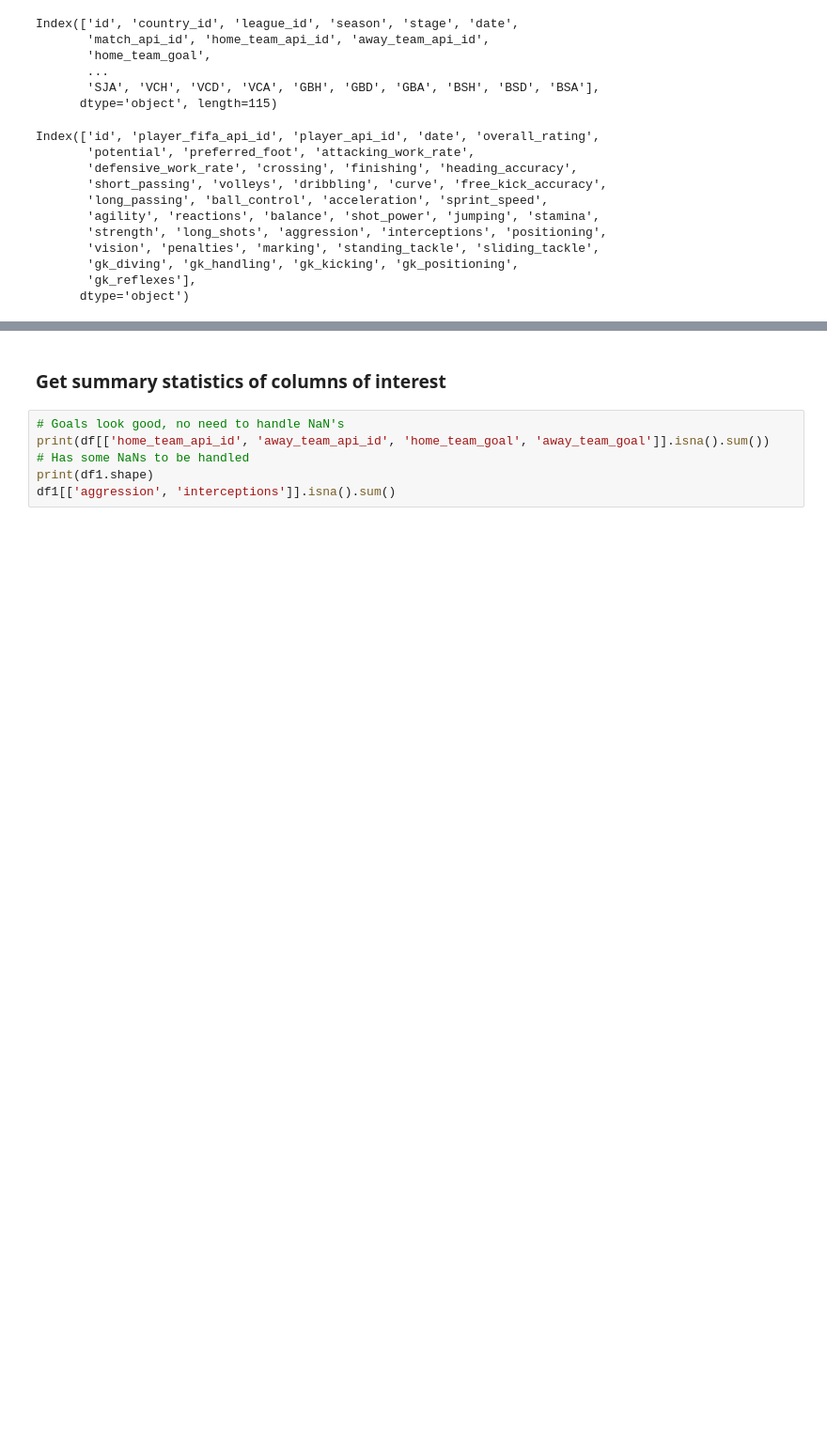
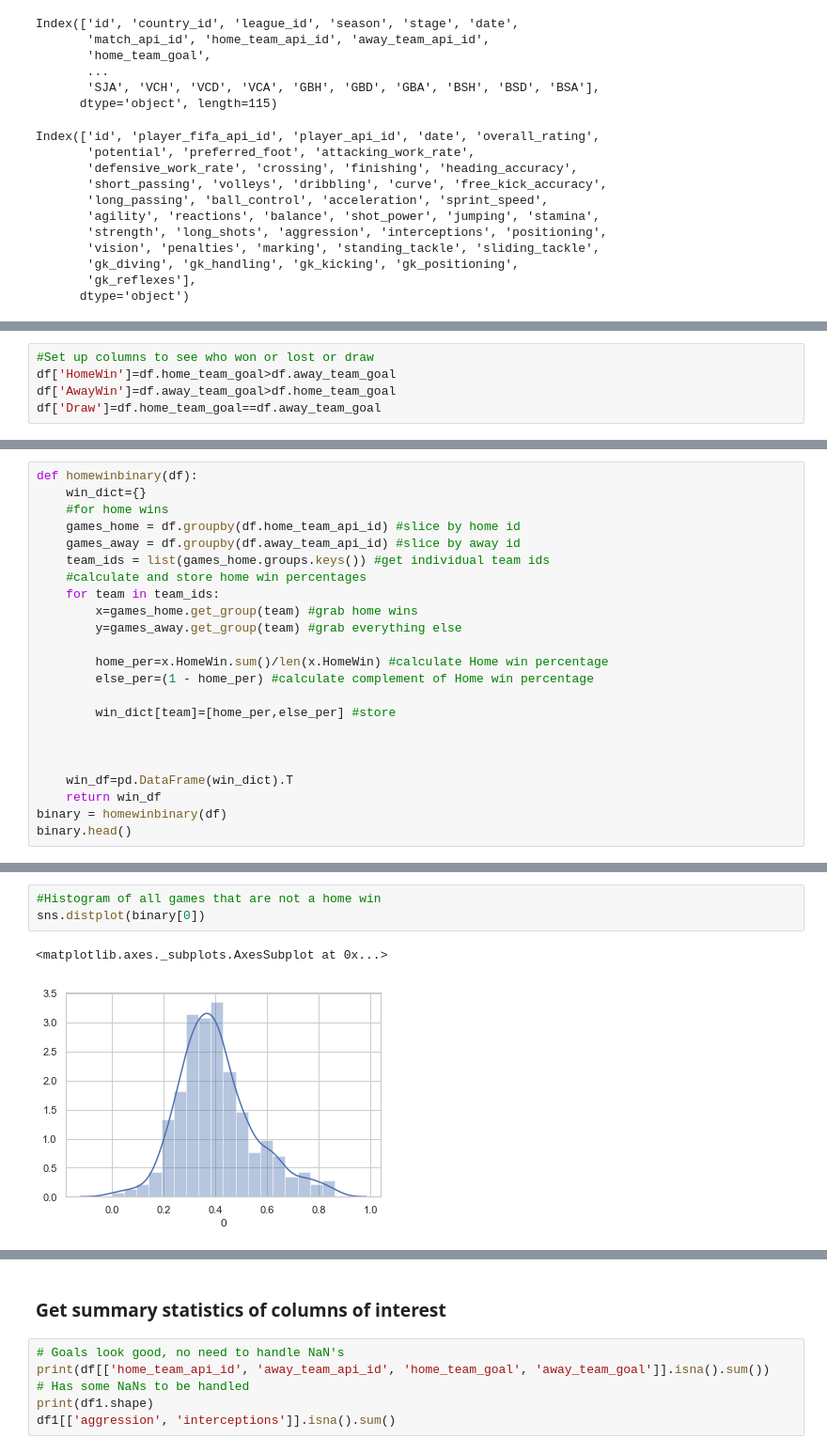
Before and after one commit to harrisonhardin/Project03, a Jupyter notebook: Harrison_Scratch.ipynb, the cells around one changed output, grey strips where cells are left out. Shown at 94% size. Saved outputs shown, nothing was run; the diff lists cells and outputs as text; blank space fills up the shorter version.

```diff
--- a/Harrison_Scratch.ipynb
+++ b/Harrison_Scratch.ipynb
@@ -121,0 +134,5 @@ df1[['aggression', 'interceptions']].head()
+# %%
+#Set up columns to see who won or lost or draw
+df['HomeWin']=df.home_team_goal>df.away_team_goal
+df['AwayWin']=df.away_team_goal>df.home_team_goal
+df['Draw']=df.home_team_goal==df.away_team_goal
@@ -121,0 +153,23 @@ df1[['aggression', 'interceptions']].head()
+# %%
+def homewinbinary(df):
+    win_dict={}
+    #for home wins
+    games_home = df.groupby(df.home_team_api_id) #slice by home id
+    games_away = df.groupby(df.away_team_api_id) #slice by away id
+    team_ids = list(games_home.groups.keys()) #get individual team ids
+    #calculate and store home win percentages
+    for team in team_ids:
+        x=games_home.get_group(team) #grab home wins
+        y=games_away.get_group(team) #grab everything else
+
+        home_per=x.HomeWin.sum()/len(x.HomeWin) #calculate Home win percentage
+        else_per=(1 - home_per) #calculate complement of Home win percentage
+
+        win_dict[team]=[home_per,else_per] #store
+
+
+
+    win_df=pd.DataFrame(win_dict).T
+    return win_df
+binary = homewinbinary(df)
+binary.head()
@@ -121,0 +189,6 @@ df1[['aggression', 'interceptions']].head()
+# %%
+#Histogram of all games that are not a home win
+sns.distplot(binary[0])
+# %% [output]
+<matplotlib.axes._subplots.AxesSubplot at 0x...>
+[figure, added]
```
Also changed, not shown: parts of 153 cells of this notebook.
